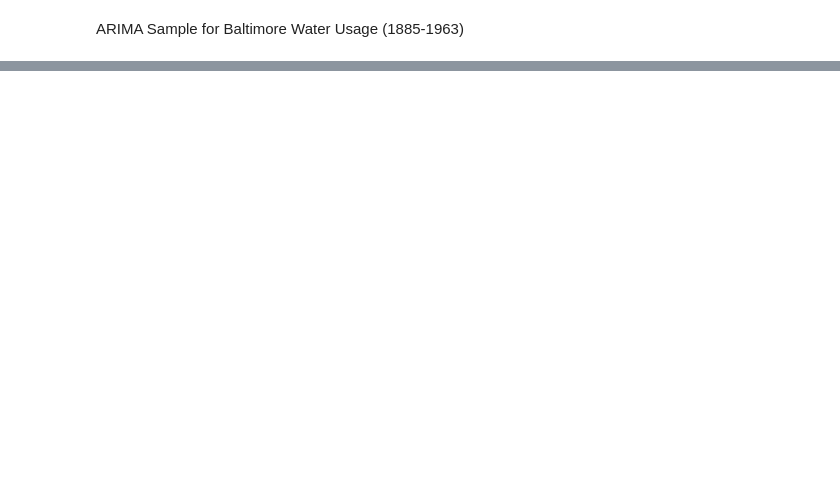
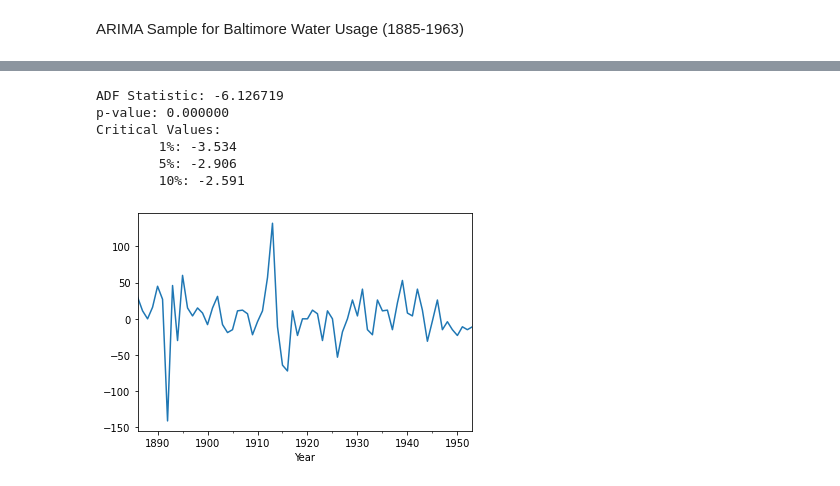
Before and after one commit to kenneth-craig/academyPub, a Jupyter notebook: ARIMA-annual-water-usage.ipynb, the cells around one changed output, grey strips where cells are left out. Saved outputs shown, nothing was run; the diff lists cells and outputs as text; code cells hidden in the pictures; blank space fills up the shorter version.

```diff
--- a/ARIMA-annual-water-usage.ipynb
+++ b/ARIMA-annual-water-usage.ipynb
@@ -29,21 +98,11 @@ from sklearn.metrics import mean_squared_error
 from math import sqrt
 
 # Load dataset
-series = pd.read_csv('annual-water-usage.csv', header=0, index_col=0, parse_dates=True, squeeze=True)
-
-# Split into Development & Validation dataset
-split_point = len(series) - 10
-development_ds, oot = series[0:split_point], series[split_point:]
-print('development_ds %d, oot' % (len(development_ds), len(oot)))
-dataset.to_csv('dev_ds.csv', header=Flase)
+series = pd.read_csv('dev_water.csv', header=0, index_col=0, parse_dates=True, squeeze=True)
 
 # RMSE Performance Measure & Walk-Forward Validation will be used for Model Evaluation
-
 # Prepare Data
-X = pd.DataFrame(development_ds)
-print('development_ds statistics')
-X.describe()
-X = X.astype('float32')
+X = series.values.astype('float32')
 train_size = int(len(X) * 0.50)
 train,test = X[0:train_size], X[train_size:]
 
@@ -51,7 +110,7 @@ train,test = X[0:train_size], X[train_size:]
 # Create History for Training data
 history = [x for x in train]
 # Predict result using Persistence Model
-predictions = list[]
+predictions = list()
 for i in range(len(test)):
   # Predict
   yhat = history[-1]
@@ -63,3 +122,5 @@ for i in range(len(test)):
 # Report Performance
 rmse = sqrt(mean_squared_error(test, predictions))
 print('RMSE: %.3f' % rmse)
+
+# Conclusion: An RMSE value of 21.975 means that on average the model was wrong by about 22 litres per capita per day for each prediction made
@@ -65,0 +245,39 @@ print('RMSE: %.3f' % rmse)
+# %%
+# Create and Test for Stationary Data
+import pandas as pd
+from statsmodels.tsa.stattools import adfuller
+from matplotlib import pyplot
+
+# create differenced series
+def difference(dataset):
+  diff = list()
+  for i in range(1, len(dataset)):
+    value = dataset[i] - dataset[i-1]
+    diff.append(value)
+  return pd.Series(diff)
+
+series = pd.read_csv('dev_water.csv', header=0, index_col=0, parse_dates=True, squeeze=True)
+X = series.values.astype('float32')
+# difference data
+stationary = difference(X)
+stationary.index = series.index[1:]
+# check if stationary
+result = adfuller(stationary)
+print('ADF Statistic: %f' % result[0])
+print('p-value: %f' % result[1])
+print('Critical Values:')
+for key, value in result[4].items():
+  print('\t%s: %.3f' % (key, value))
+# plot differenced data
+stationary.plot()
+pyplot.show()
+# save
+stationary.to_csv('stationary.csv')
+# %% [output]
+ADF Statistic: -6.126719
+p-value: 0.000000
+Critical Values:
+        1%: -3.534
+        5%: -2.906
+        10%: -2.591
+[figure, added]
```
Also changed, not shown: parts of 15 cells of this notebook.
